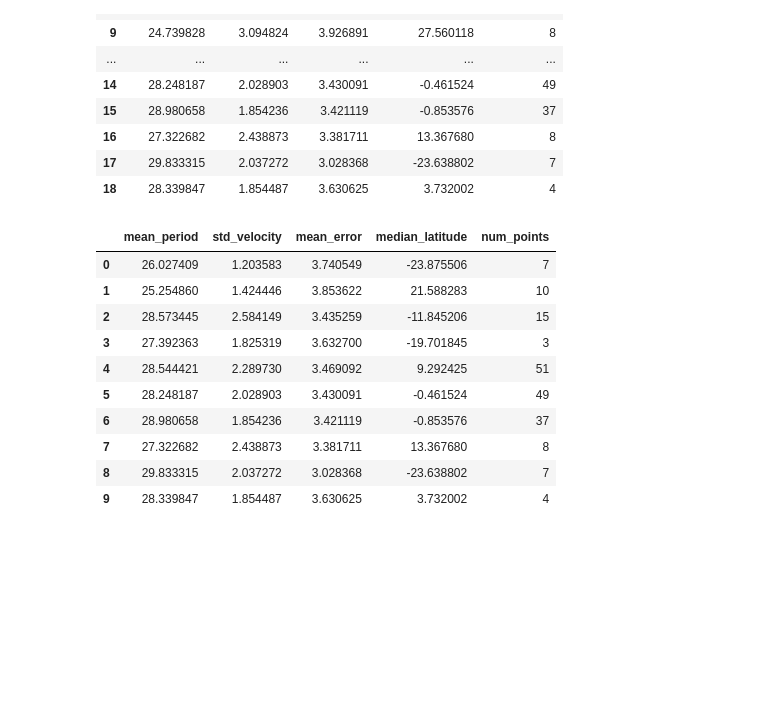
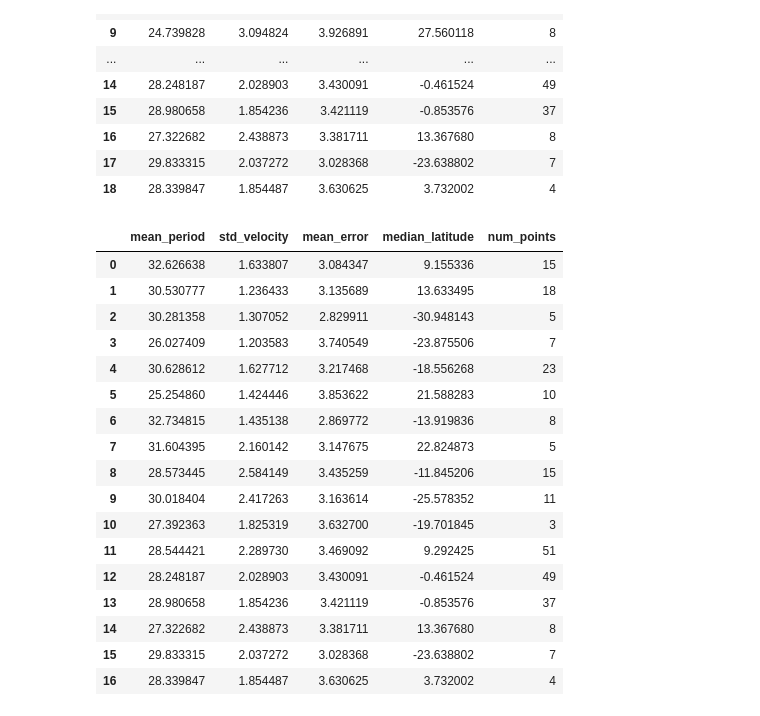
Before and after one commit to Joseph-Khoury/MQE_env, a Jupyter notebook: DML/solar_rotation_from_data/SOHO_analysis.ipynb, the cells around one changed output. Cells and saved outputs as stored; diff of their text form; code cells hidden in the pictures; blank space fills up the shorter version.

```diff
--- a/DML/solar_rotation_from_data/SOHO_analysis.ipynb
+++ b/DML/solar_rotation_from_data/SOHO_analysis.ipynb
@@ -297,3 +297,11 @@ for track in filtered_tracks:
     for key in track.keys():
         new_track[key] = track[key][::2] # The fewer points you take, the lower the error
     new_data.append(new_track)
+# %%
+latitudes = []
+for track in filtered_tracks:
+    for coord in track['positions_helio']:
+        latitudes.append(coord.lat.deg)
+max_latitude = max(latitudes)
+min_latitude = min(latitudes)
+print(f"The solar latitudes from the data are {min_latitude} ~ {max_latitude}")
@@ -360,33 +370,40 @@ summary_df
 # %%
 std_filtered_tracks = [track for track in track_summaries if track['std_velocity'] <3]
 
-# final_data = [track for track in track_summaries if track['std_velocity'] <3]
+final_data = std_filtered_tracks
 
 
 #find the point with lowest longitude and latitude
 #remove all points with mean period higher than the max value
 
 # lat_filtered_std_filtered_tracks = sorted(std_filtered_tracks, key = lambda x: abs(x['median_latitude']))
 # center_point = std_filtered_tracks[0]
 
 # final_data = [track for track in lat_filtered_std_filtered_tracks if (track['mean_period'] - track['mean_error']) < center_point['mean_period']]
-final_data = [track for track in std_filtered_tracks if track['mean_period'] < 30]
+# final_data = [track for track in std_filtered_tracks if track['mean_period'] < 30]
 
 
 filtered_df = pd.DataFrame(final_data)
 filtered_df
 # %% [output]
 |  | mean_period | std_velocity | mean_error | median_latitude | num_points |
-| 0 | 26.027409 | 1.203583 | 3.740549 | -23.875506 | 7 |
-| 1 | 25.254860 | 1.424446 | 3.853622 | 21.588283 | 10 |
-| 2 | 28.573445 | 2.584149 | 3.435259 | -11.845206 | 15 |
-| 3 | 27.392363 | 1.825319 | 3.632700 | -19.701845 | 3 |
-| 4 | 28.544421 | 2.289730 | 3.469092 | 9.292425 | 51 |
-| 5 | 28.248187 | 2.028903 | 3.430091 | -0.461524 | 49 |
-| 6 | 28.980658 | 1.854236 | 3.421119 | -0.853576 | 37 |
-| 7 | 27.322682 | 2.438873 | 3.381711 | 13.367680 | 8 |
-| 8 | 29.833315 | 2.037272 | 3.028368 | -23.638802 | 7 |
-| 9 | 28.339847 | 1.854487 | 3.630625 | 3.732002 | 4 |
+| 0 | 32.626638 | 1.633807 | 3.084347 | 9.155336 | 15 |
+| 1 | 30.530777 | 1.236433 | 3.135689 | 13.633495 | 18 |
+| 2 | 30.281358 | 1.307052 | 2.829911 | -30.948143 | 5 |
+| 3 | 26.027409 | 1.203583 | 3.740549 | -23.875506 | 7 |
+| 4 | 30.628612 | 1.627712 | 3.217468 | -18.556268 | 23 |
+| 5 | 25.254860 | 1.424446 | 3.853622 | 21.588283 | 10 |
+| 6 | 32.734815 | 1.435138 | 2.869772 | -13.919836 | 8 |
+| 7 | 31.604395 | 2.160142 | 3.147675 | 22.824873 | 5 |
+| 8 | 28.573445 | 2.584149 | 3.435259 | -11.845206 | 15 |
+| 9 | 30.018404 | 2.417263 | 3.163614 | -25.578352 | 11 |
+| 10 | 27.392363 | 1.825319 | 3.632700 | -19.701845 | 3 |
+| 11 | 28.544421 | 2.289730 | 3.469092 | 9.292425 | 51 |
+| 12 | 28.248187 | 2.028903 | 3.430091 | -0.461524 | 49 |
+| 13 | 28.980658 | 1.854236 | 3.421119 | -0.853576 | 37 |
+| 14 | 27.322682 | 2.438873 | 3.381711 | 13.367680 | 8 |
+| 15 | 29.833315 | 2.037272 | 3.028368 | -23.638802 | 7 |
+| 16 | 28.339847 | 1.854487 | 3.630625 | 3.732002 | 4 |
 # %%
 # Plot mean velocity vs median latitude with error bars
 fig, ax = plt.subplots(figsize=(10, 6))
```
Also changed, not shown: parts of 9 cells of this notebook, 5 other files.
